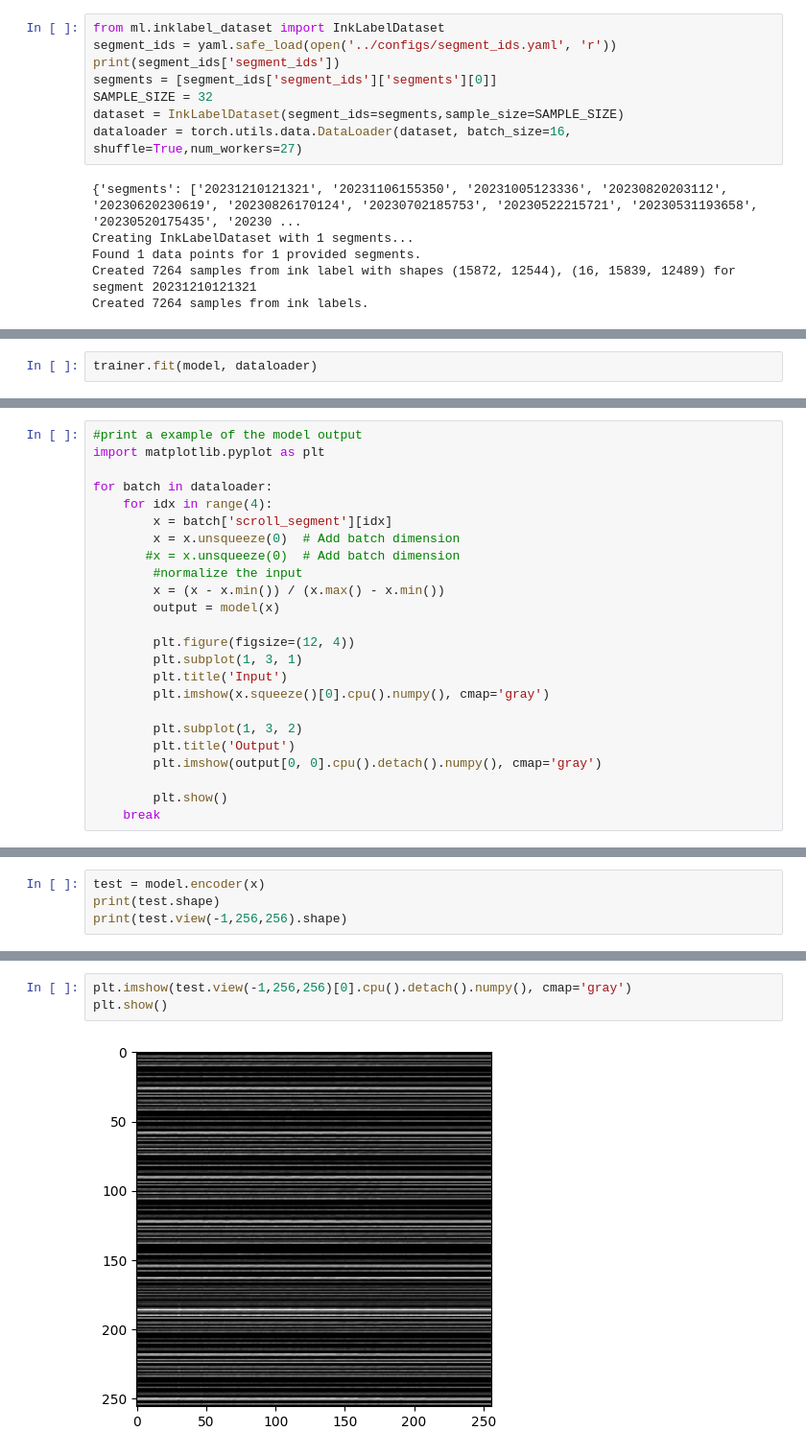
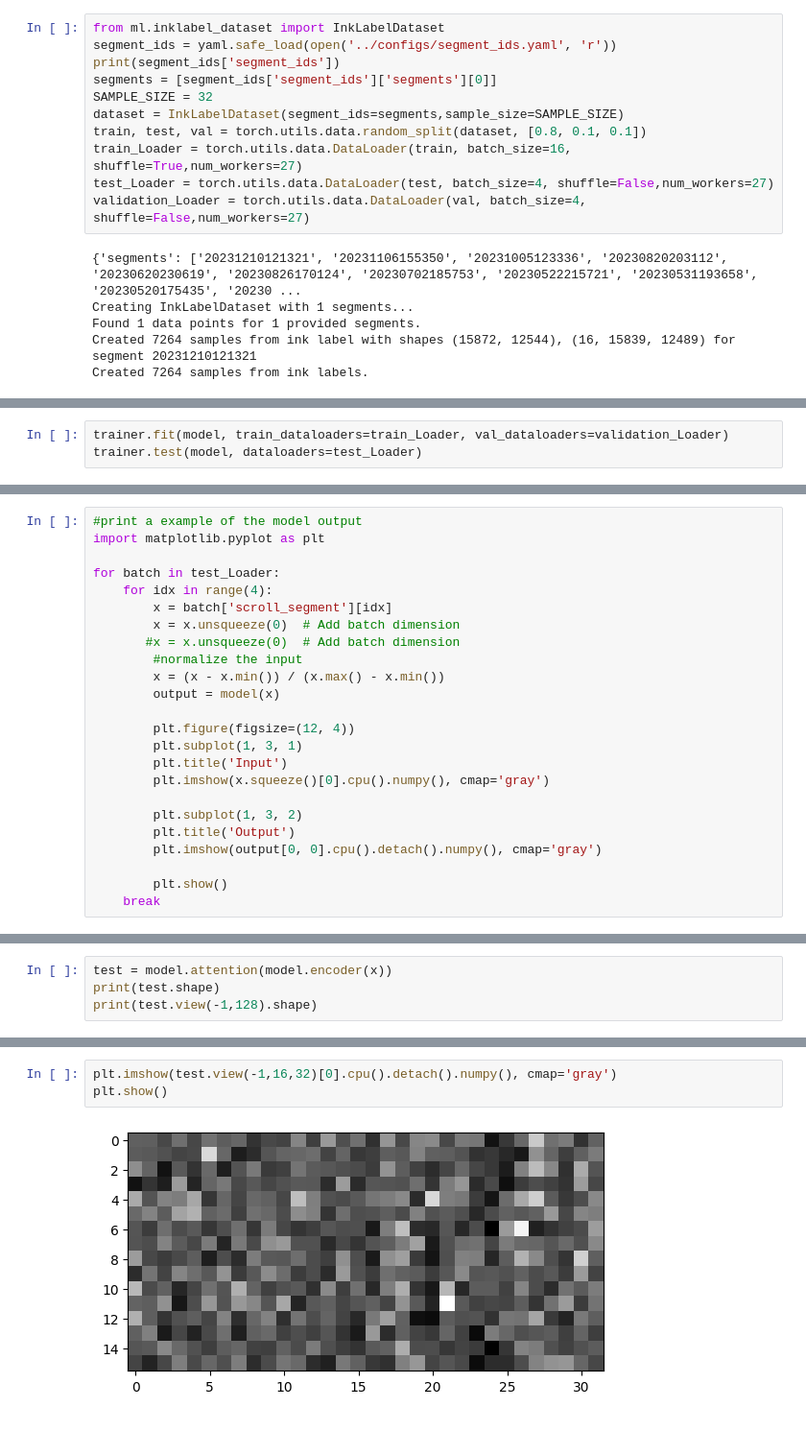
Before and after one commit to naiikaa/grandchallenges_vesuvius, a Jupyter notebook: notebooks/segment_encoder_test.ipynb, the cells around one changed output, grey strips where cells are left out. Shown: that part at 96% size. Drawn from its saved outputs; the diff is of its cells as text; blank space fills up the shorter version.

```diff
--- a/notebooks/segment_encoder_test.ipynb
+++ b/notebooks/segment_encoder_test.ipynb
@@ -25,7 +28,10 @@ print(segment_ids['segment_ids'])
 segments = [segment_ids['segment_ids']['segments'][0]]
 SAMPLE_SIZE = 32
 dataset = InkLabelDataset(segment_ids=segments,sample_size=SAMPLE_SIZE)
-dataloader = torch.utils.data.DataLoader(dataset, batch_size=16, shuffle=True,num_workers=27)
+train, test, val = torch.utils.data.random_split(dataset, [0.8, 0.1, 0.1])
+train_Loader = torch.utils.data.DataLoader(train, batch_size=16, shuffle=True,num_workers=27)
+test_Loader = torch.utils.data.DataLoader(test, batch_size=4, shuffle=False,num_workers=27)
+validation_Loader = torch.utils.data.DataLoader(val, batch_size=4, shuffle=False,num_workers=27)
 # %% [output]
 {'segments': ['20231210121321', '20231106155350', '20231005123336', '20230820203112', '20230620230619', '20230826170124', '20230702185753', '20230522215721', '20230531193658', '20230520175435', '20230 ...
 Creating InkLabelDataset with 1 segments...
@@ -43,3 +48,4 @@ HPU available: False, using: 0 HPUs
 # %%
-trainer.fit(model, dataloader)
+trainer.fit(model, train_dataloaders=train_Loader, val_dataloaders=validation_Loader)
+trainer.test(model, dataloaders=test_Loader)
 # %% [output]
@@ -63,7 +75,7 @@ LOCAL_RANK: 0 - CUDA_VISIBLE_DEVICES: [0]
 #print a example of the model output
 import matplotlib.pyplot as plt
 
-for batch in dataloader:
+for batch in test_Loader:
     for idx in range(4):
         x = batch['scroll_segment'][idx]
         x = x.unsqueeze(0)  # Add batch dimension
@@ -91,5 +103,5 @@ for batch in dataloader:
 # %%
-test = model.encoder(x)
+test = model.attention(model.encoder(x))
 print(test.shape)
-print(test.view(-1,256,256).shape)
+print(test.view(-1,128).shape)
 # %% [output]
@@ -98,5 +119,5 @@ torch.Size([1, 256, 256])
 # %%
-plt.imshow(test.view(-1,256,256)[0].cpu().detach().numpy(), cmap='gray')
+plt.imshow(test.view(-1,16,32)[0].cpu().detach().numpy(), cmap='gray')
 plt.show()
 # %% [output]
-[figure, old version]
+[figure, new version]
```
Also changed, not shown: parts of 8 cells of this notebook, 7 other files.
